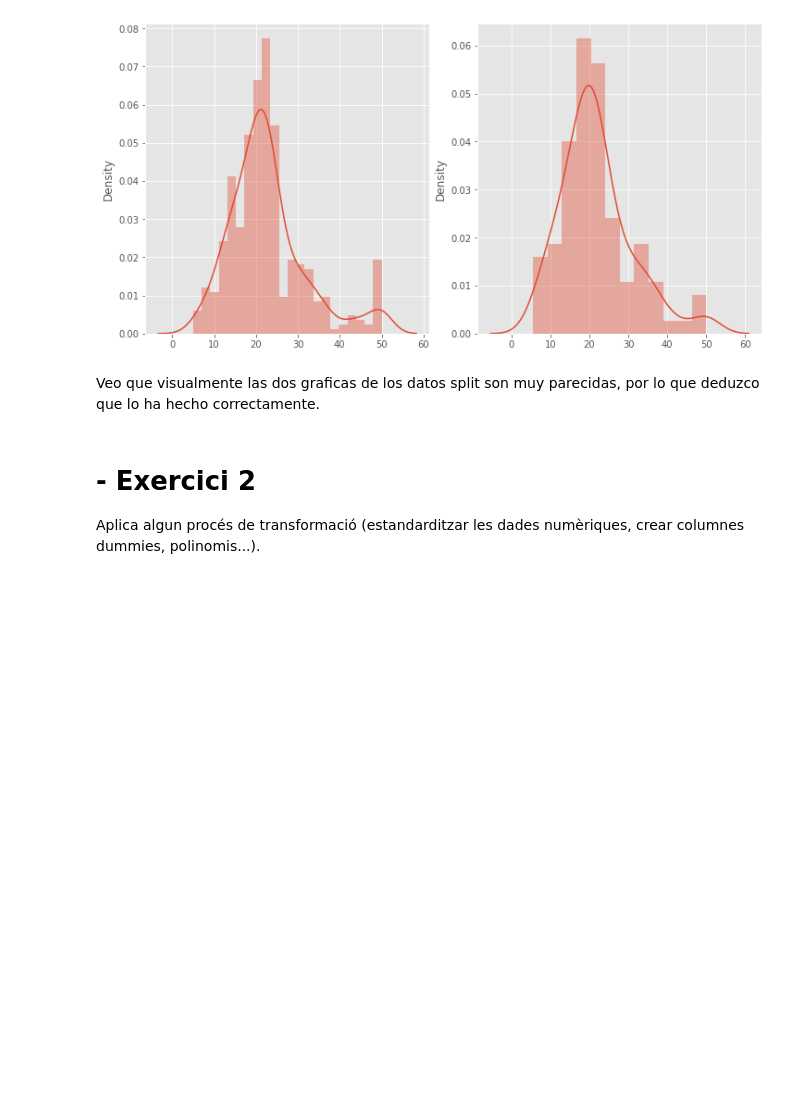
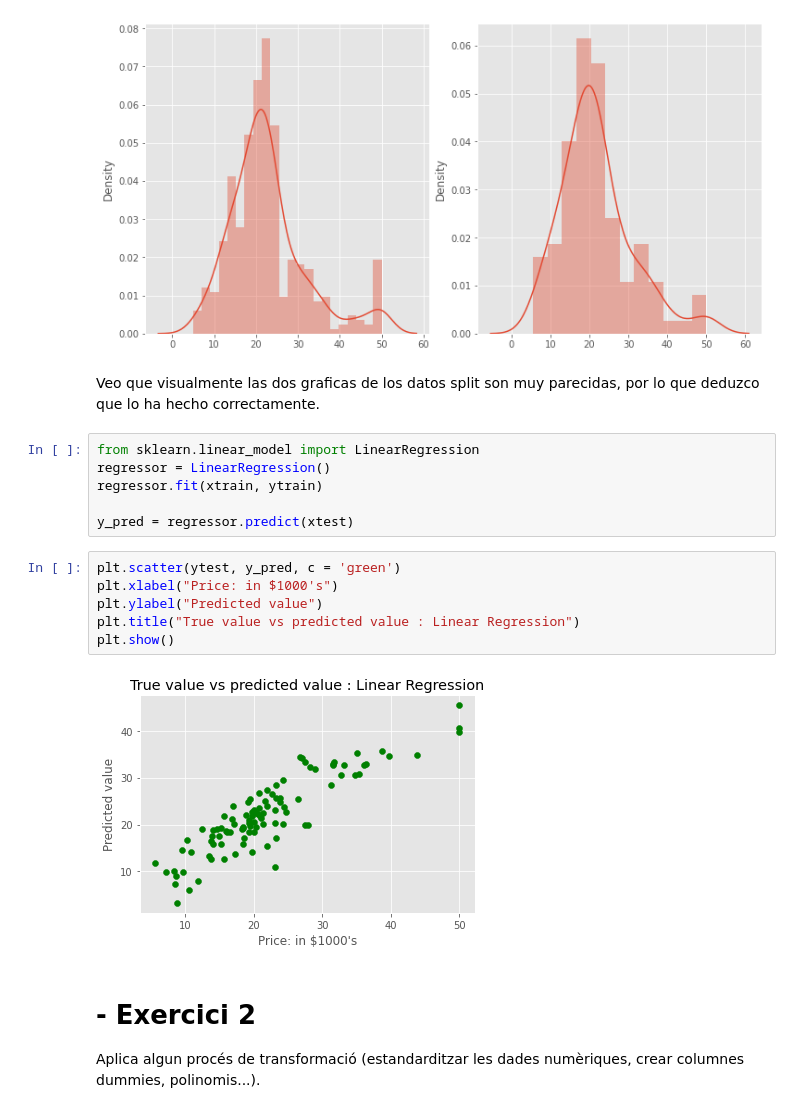
Before and after one commit to JMML2021/0201-estructures_dades, a Jupyter notebook: Tasca_M5_T02_Machine_Leaning.ipynb, the cells around one changed output. Drawn from its saved outputs; the diff is of its cells as text; blank space fills up the shorter version.

```diff
--- a/Tasca_M5_T02_Machine_Leaning.ipynb
+++ b/Tasca_M5_T02_Machine_Leaning.ipynb
@@ -251,6 +251,20 @@ plt.tight_layout(pad=0.4, w_pad=0.5, h_pad=5.0)
 [figure]
 # %% [markdown]
 Veo que visualmente las dos graficas de los datos split son muy parecidas, por lo que deduzco que lo ha hecho correctamente.
+# %%
+from sklearn.linear_model import LinearRegression
+regressor = LinearRegression()
+regressor.fit(xtrain, ytrain)
+
+y_pred = regressor.predict(xtest)
+# %%
+plt.scatter(ytest, y_pred, c = 'green')
+plt.xlabel("Price: in $1000's")
+plt.ylabel("Predicted value")
+plt.title("True value vs predicted value : Linear Regression")
+plt.show()
+# %% [output]
+[figure, added]
 # %% [markdown]
 # - Exercici 2
 Aplica algun procés de transformació (estandarditzar les dades numèriques, crear columnes dummies, polinomis...).
```
Also changed, not shown: parts of 8 cells of this notebook.
